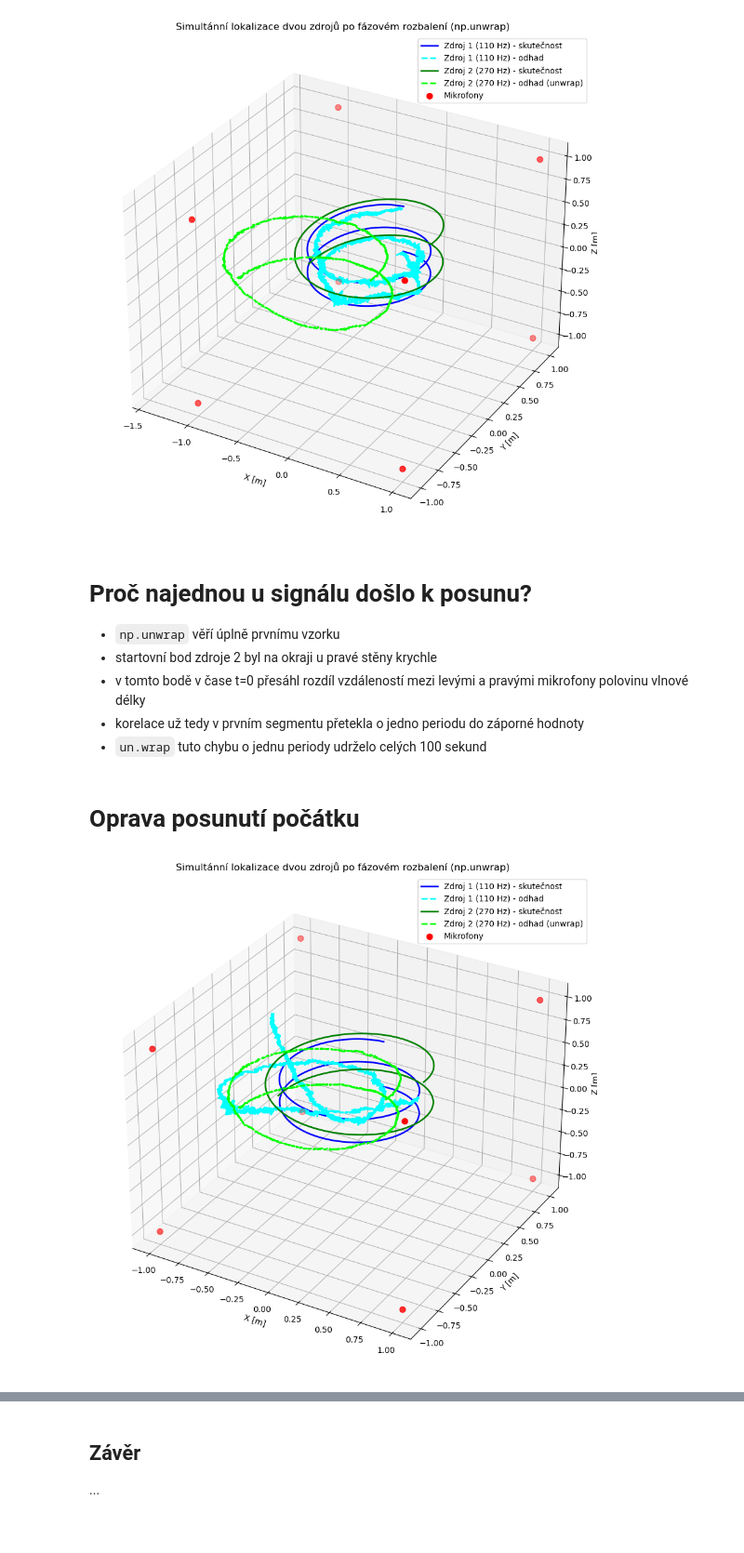
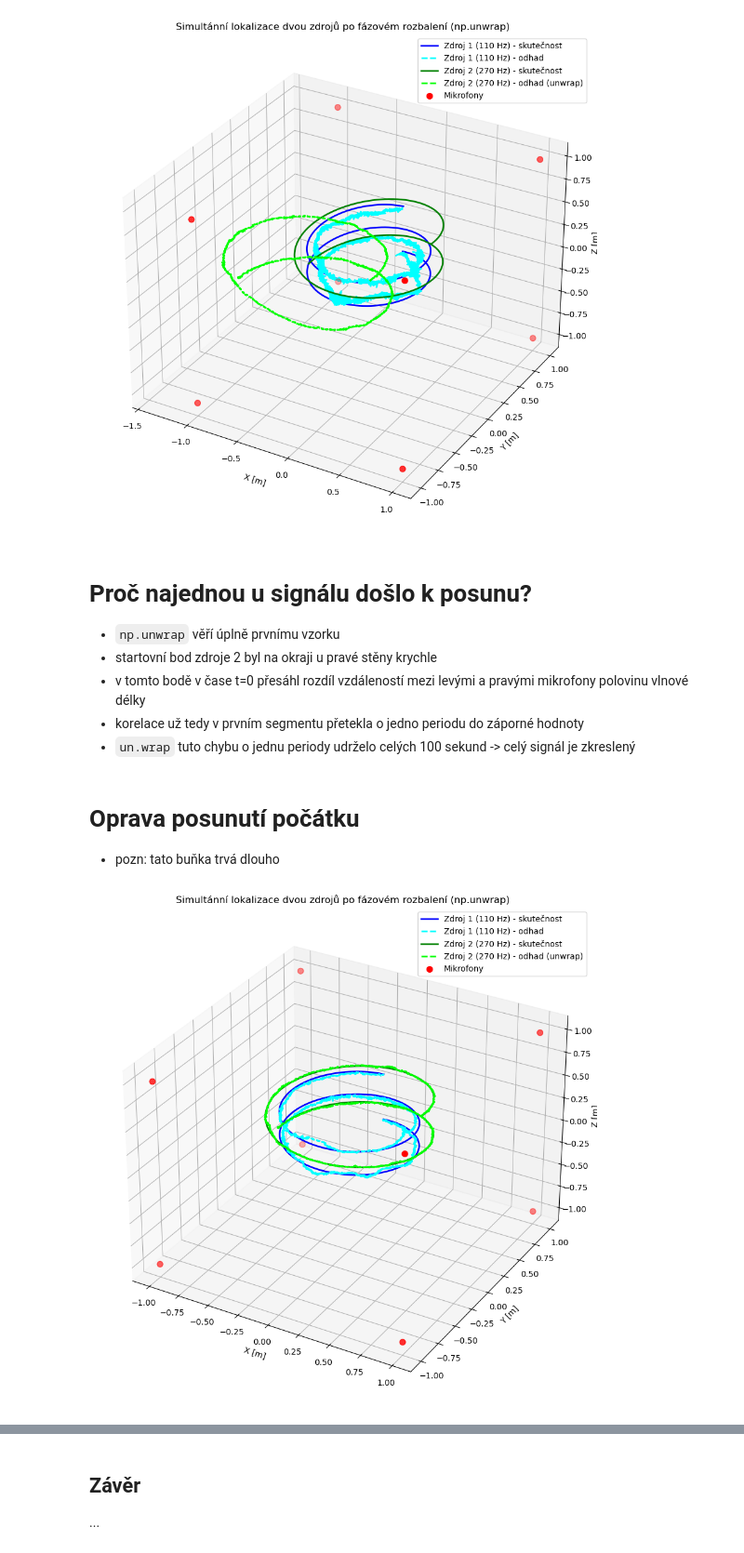
Before and after one commit to Psychol0gicl/dr_semestralni_prace, a Jupyter notebook: dr2026_1sem.ipynb, the cells around one changed output, grey strips where cells are left out. Shown at 93% size. Drawn from its saved outputs; the diff is of its cells as text; code cells hidden in the pictures.

```diff
--- a/dr2026_1sem.ipynb
+++ b/dr2026_1sem.ipynb
@@ -980,15 +982,11 @@ plt.show()
 - startovní bod zdroje 2 byl na okraji u pravé stěny krychle
 - v tomto bodě v čase t=0 přesáhl rozdíl vzdáleností mezi levými a pravými mikrofony polovinu vlnové délky
 - korelace už tedy v prvním segmentu přetekla o jedno periodu do záporné hodnoty
-- `un.wrap` tuto chybu o jednu periody udrželo celých 100 sekund
+- `un.wrap` tuto chybu o jednu periody udrželo celých 100 sekund -> celý signál je zkreslený
 # %% [markdown]
 # Oprava posunutí počátku
+- pozn: tato buňka trvá dlouho
 # %%
-# 1. Jemnější segmentace pro spolehlivé sledování spojitosti fáze
-window_unwrap = int(0.05 * f_sample)
-stride_unwrap = int(0.02 * f_sample)
-
-# 2. Čistá pásmová propust pro oba zdroje
 sounds_bp_1 = apply_bandpass(sounds_mixed, center_freq=f_sound_1, bandwidth=30, fs=f_sample)
 sounds_bp_2 = apply_bandpass(sounds_mixed, center_freq=f_sound_2, bandwidth=30, fs=f_sample)
 
@@ -1000,7 +998,6 @@ def reconstruct_unwrapped(filtered_sounds, f_target, mics_3d, window, stride, v_
 
     T_period = 1.0 / f_target
 
-    # --- CESTA 1: Oprava přetečení pomocí hrubého odhadu polohy z energií (RMS) ---
     # Použijeme segment 2 (cca 40 ms), kde už je pásmový filtr plně ustálený
     seg_ref = min(2, segmented.shape[1] - 1)
     rms_init = np.sqrt(np.mean(segmented[:, seg_ref, :]**2, axis=1))
@@ -1035,40 +1032,46 @@ def reconstruct_unwrapped(filtered_sounds, f_target, mics_3d, window, stride, v_
 
     return np.asarray(traj_est, dtype=np.float64), dt_raw, dt_unwrapped
 
-# 3. Spuštění pro oba zdroje
 mics_3d = mics[:, 0, :]
 
+# parametry segmentace prizpusobene frekvenci kazdeho zdroje
+window_unwrap_1 = int(0.15 * f_sample)
+stride_unwrap_1 = int(0.02 * f_sample)
+
+window_unwrap_2 = int(0.05 * f_sample)
+stride_unwrap_2 = int(0.02 * f_sample)
+
 traj_est_1_unwrapped, dt_1_raw, dt_1_unwrapped = reconstruct_unwrapped(
-    sounds_bp_1, f_sound_1, mics_3d, window_unwrap, stride_unwrap, v_sound, f_sample
+    sounds_bp_1, f_sound_1, mics_3d, window_unwrap_1, stride_unwrap_1, v_sound, f_sample
 )
 traj_est_2_unwrapped, dt_2_raw, dt_2_unwrapped = reconstruct_unwrapped(
-    sounds_bp_2, f_sound_2, mics_3d, window_unwrap, stride_unwrap, v_sound, f_sample
+    sounds_bp_2, f_sound_2, mics_3d, window_unwrap_2, stride_unwrap_2, v_sound, f_sample
 )
 # %%
 fig = plt.figure(figsize=(11, 9))
 ax = fig.add_subplot(projection='3d')
 
 # Zdroj 1
 ax.plot(traj_1[::stride_unwrap, 0], traj_1[::stride_unwrap, 1], traj_1[::stride_unwrap, 2],
         label=f'Zdroj 1 ({f_sound_1} Hz) - skutečnost', color='blue', linewidth=2)
-ax.plot(traj_est_2_unwrapped[:, 0], traj_est_1_clean[:, 1], traj_est_1_clean[:, 2],
+ax.plot(traj_est_1_unwrapped[:, 0], traj_est_1_unwrapped[:, 1], traj_est_1_unwrapped[:, 2],
         label=f'Zdroj 1 ({f_sound_1} Hz) - odhad', color='cyan', linestyle='--', linewidth=2)
 
 # Zdroj 2 (po unwrap)
 ax.plot(traj_2[::stride_unwrap, 0], traj_2[::stride_unwrap, 1], traj_2[::stride_unwrap, 2],
         label=f'Zdroj 2 ({f_sound_2} Hz) - skutečnost', color='green', linewidth=2)
 ax.plot(traj_est_2_unwrapped[:, 0], traj_est_2_unwrapped[:, 1], traj_est_2_unwrapped[:, 2],
         label=f'Zdroj 2 ({f_sound_2} Hz) - odhad (unwrap)', color='lime', linestyle='--', linewidth=2)
 
 # Mikrofony
 ax.scatter(mics_3d[:, 0], mics_3d[:, 1], mics_3d[:, 2], color='red', s=50, label='Mikrofony')
 
 ax.set_xlabel('X [m]')
 ax.set_ylabel('Y [m]')
 ax.set_zlabel('Z [m]')
 ax.set_title('Simultánní lokalizace dvou zdrojů po fázovém rozbalení (np.unwrap)')
 ax.legend()
 plt.tight_layout()
 plt.show()
 # %% [output]
-[figure, old version]
+[figure, new version]
```
Also changed, not shown: parts of 15 cells of this notebook.
